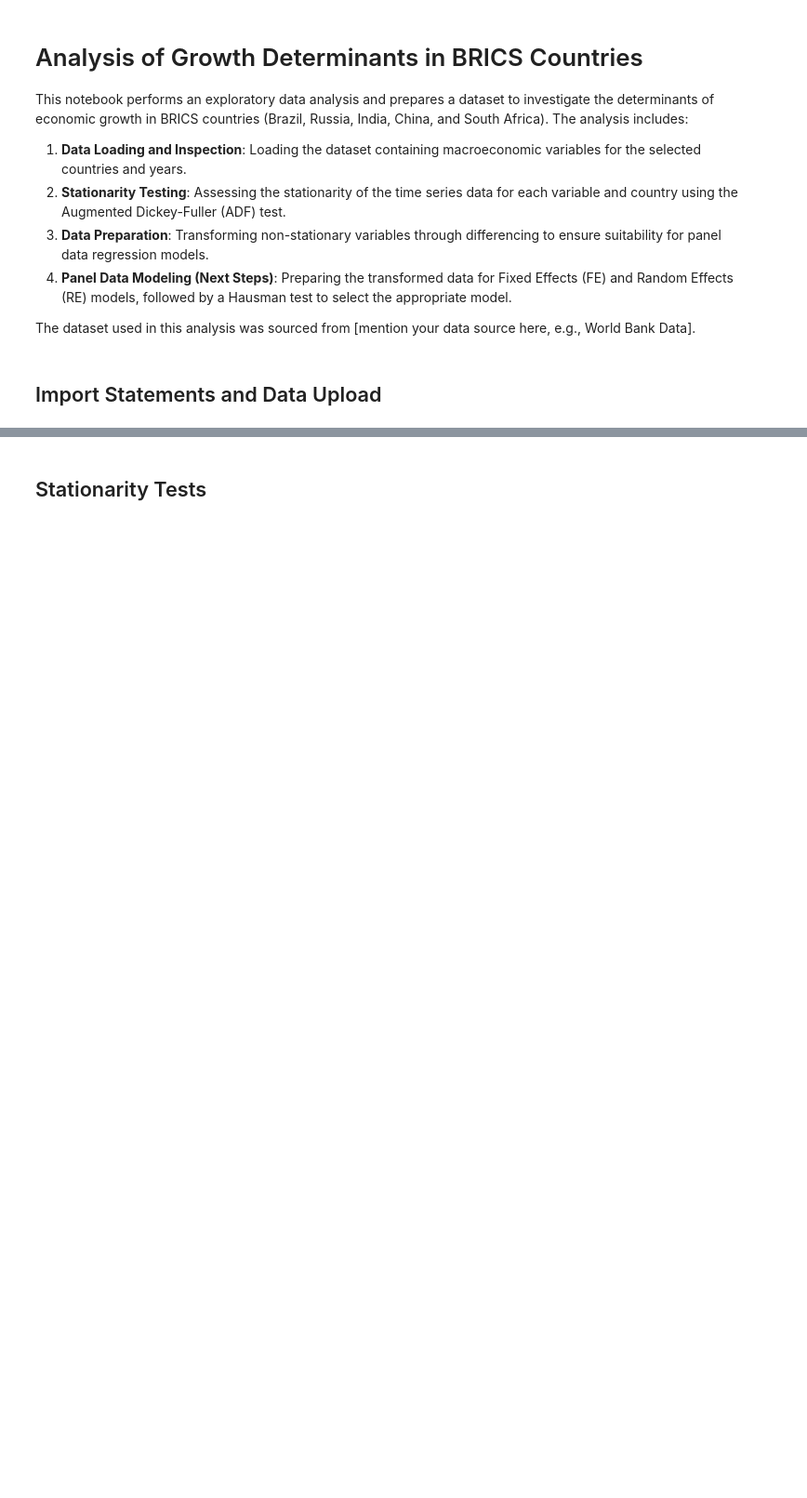
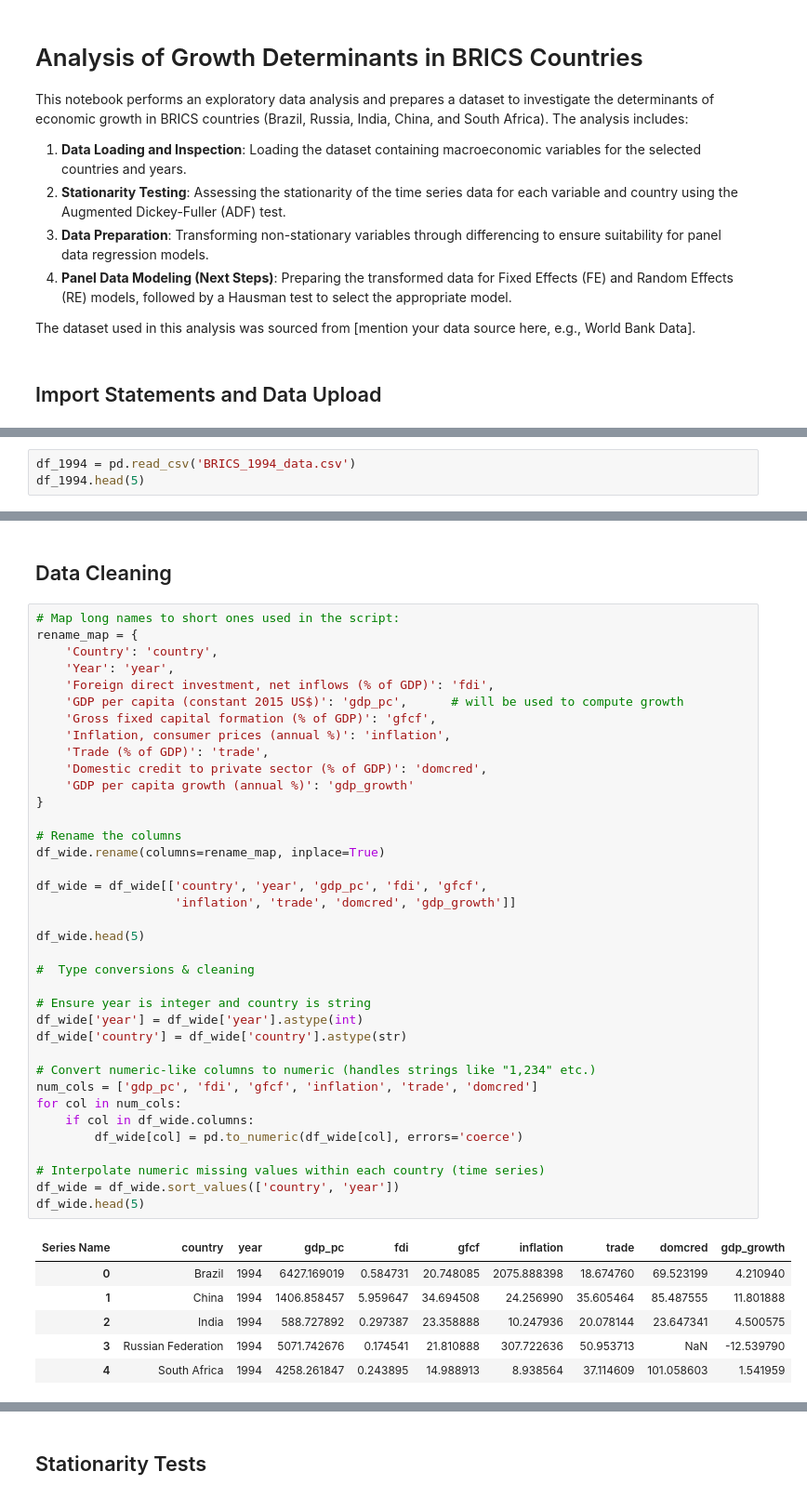
Before and after one commit to PranayPrasanth/FDI_vs_GDP_BRICS, a Jupyter notebook: notebooks/stationarity_tests_and_transformations.ipynb, the cells around one changed output, grey strips where cells are left out. Shown at 93% size. Drawn from its saved outputs; the diff is of its cells as text; blank space fills up the shorter version.

```diff
--- a/notebooks/stationarity_tests_and_transformations.ipynb
+++ b/notebooks/stationarity_tests_and_transformations.ipynb
@@ -54,0 +57,3 @@ dtype: object
+# %%
+df_1994 = pd.read_csv('BRICS_1994_data.csv')
+df_1994.head(5)
@@ -54,0 +105,46 @@ dtype: object
+# %% [markdown]
+## Data Cleaning
+# %%
+# Map long names to short ones used in the script:
+rename_map = {
+    'Country': 'country',
+    'Year': 'year',
+    'Foreign direct investment, net inflows (% of GDP)': 'fdi',
+    'GDP per capita (constant 2015 US$)': 'gdp_pc',      # will be used to compute growth
+    'Gross fixed capital formation (% of GDP)': 'gfcf',
+    'Inflation, consumer prices (annual %)': 'inflation',
+    'Trade (% of GDP)': 'trade',
+    'Domestic credit to private sector (% of GDP)': 'domcred',
+    'GDP per capita growth (annual %)': 'gdp_growth'
+}
+
+# Rename the columns
+df_wide.rename(columns=rename_map, inplace=True)
+
+df_wide = df_wide[['country', 'year', 'gdp_pc', 'fdi', 'gfcf',
+                   'inflation', 'trade', 'domcred', 'gdp_growth']]
+
+df_wide.head(5)
+
+#  Type conversions & cleaning
+
+# Ensure year is integer and country is string
+df_wide['year'] = df_wide['year'].astype(int)
+df_wide['country'] = df_wide['country'].astype(str)
+
+# Convert numeric-like columns to numeric (handles strings like "1,234" etc.)
+num_cols = ['gdp_pc', 'fdi', 'gfcf', 'inflation', 'trade', 'domcred']
+for col in num_cols:
+    if col in df_wide.columns:
+        df_wide[col] = pd.to_numeric(df_wide[col], errors='coerce')
+
+# Interpolate numeric missing values within each country (time series)
+df_wide = df_wide.sort_values(['country', 'year'])
+df_wide.head(5)
+# %% [output]
+| Series Name | country | year | gdp_pc | fdi | gfcf | inflation | trade | domcred | gdp_growth |
+| 0 | Brazil | 1994 | 6427.169019 | 0.584731 | 20.748085 | 2075.888398 | 18.674760 | 69.523199 | 4.210940 |
+| 1 | China | 1994 | 1406.858457 | 5.959647 | 34.694508 | 24.256990 | 35.605464 | 85.487555 | 11.801888 |
+| 2 | India | 1994 | 588.727892 | 0.297387 | 23.358888 | 10.247936 | 20.078144 | 23.647341 | 4.500575 |
+| 3 | Russian Federation | 1994 | 5071.742676 | 0.174541 | 21.810888 | 307.722636 | 50.953713 | NaN | -12.539790 |
+| 4 | South Africa | 1994 | 4258.261847 | 0.243895 | 14.988913 | 8.938564 | 37.114609 | 101.058603 | 1.541959 |
```
Also changed, not shown: parts of 9 cells of this notebook, 1 other file.
